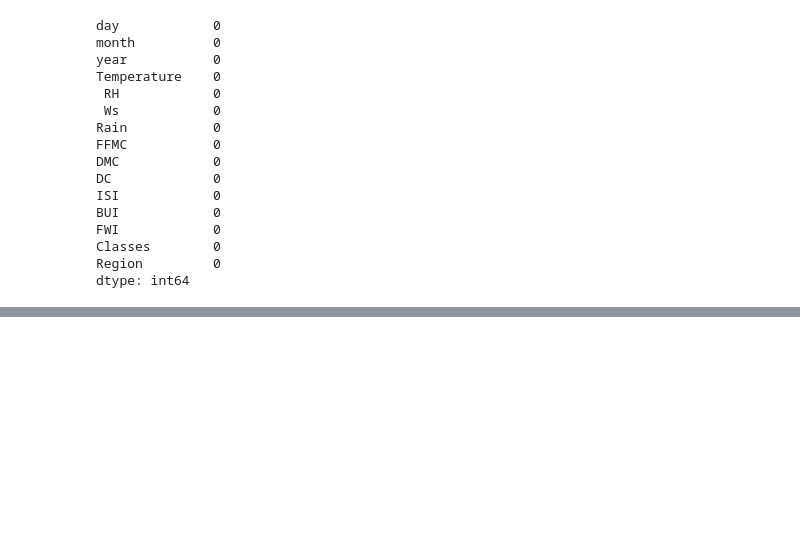
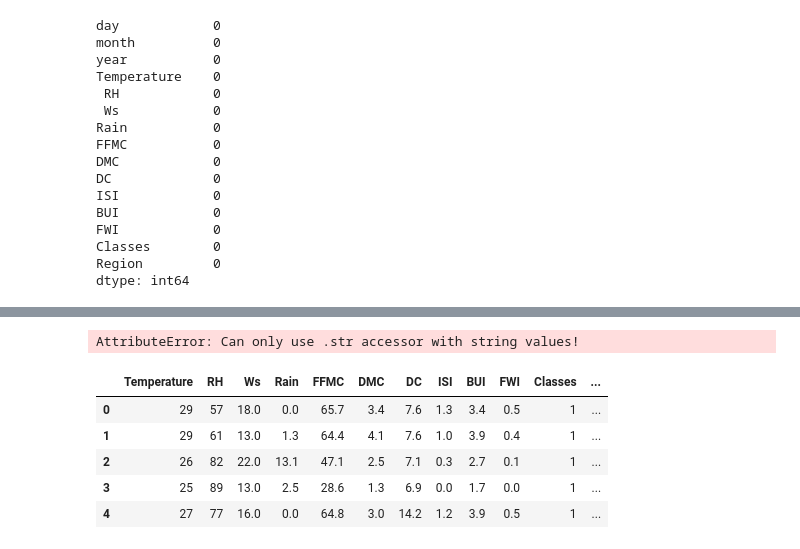
Before and after one commit to Sabiar-Hossain-liku/Algerian-Forest--Linear-Regression, a Jupyter notebook: Algerian-Forest.ipynb, the cells around one changed output, grey strips where cells are left out. Cells and saved outputs as stored; diff of their text form; code cells hidden in the pictures; blank space fills up the shorter version.

```diff
--- a/Algerian-Forest.ipynb
+++ b/Algerian-Forest.ipynb
@@ -142,0 +252,14 @@ NameError: name 'df' is not defined
+# %%
+## Encoding of the catagory and classes
+dataset_copy['Classes']=np.where(dataset_copy['Classes'].str.contains('not fire'),0,1)
+# %% [output]
+AttributeError: Can only use .str accessor with string values!
+# %%
+dataset_copy.head()
+# %% [output]
+|  | Temperature | RH | Ws | Rain | FFMC | DMC | DC | ISI | BUI | FWI | Classes | ... |
+| 0 | 29 | 57 | 18.0 | 0.0 | 65.7 | 3.4 | 7.6 | 1.3 | 3.4 | 0.5 | 1 | ... |
+| 1 | 29 | 61 | 13.0 | 1.3 | 64.4 | 4.1 | 7.6 | 1.0 | 3.9 | 0.4 | 1 | ... |
+| 2 | 26 | 82 | 22.0 | 13.1 | 47.1 | 2.5 | 7.1 | 0.3 | 2.7 | 0.1 | 1 | ... |
+| 3 | 25 | 89 | 13.0 | 2.5 | 28.6 | 1.3 | 6.9 | 0.0 | 1.7 | 0.0 | 1 | ... |
+| 4 | 27 | 77 | 16.0 | 0.0 | 64.8 | 3.0 | 14.2 | 1.2 | 3.9 | 0.5 | 1 | ... |
```
Also changed, not shown: parts of 19 cells of this notebook, 1 other file.
